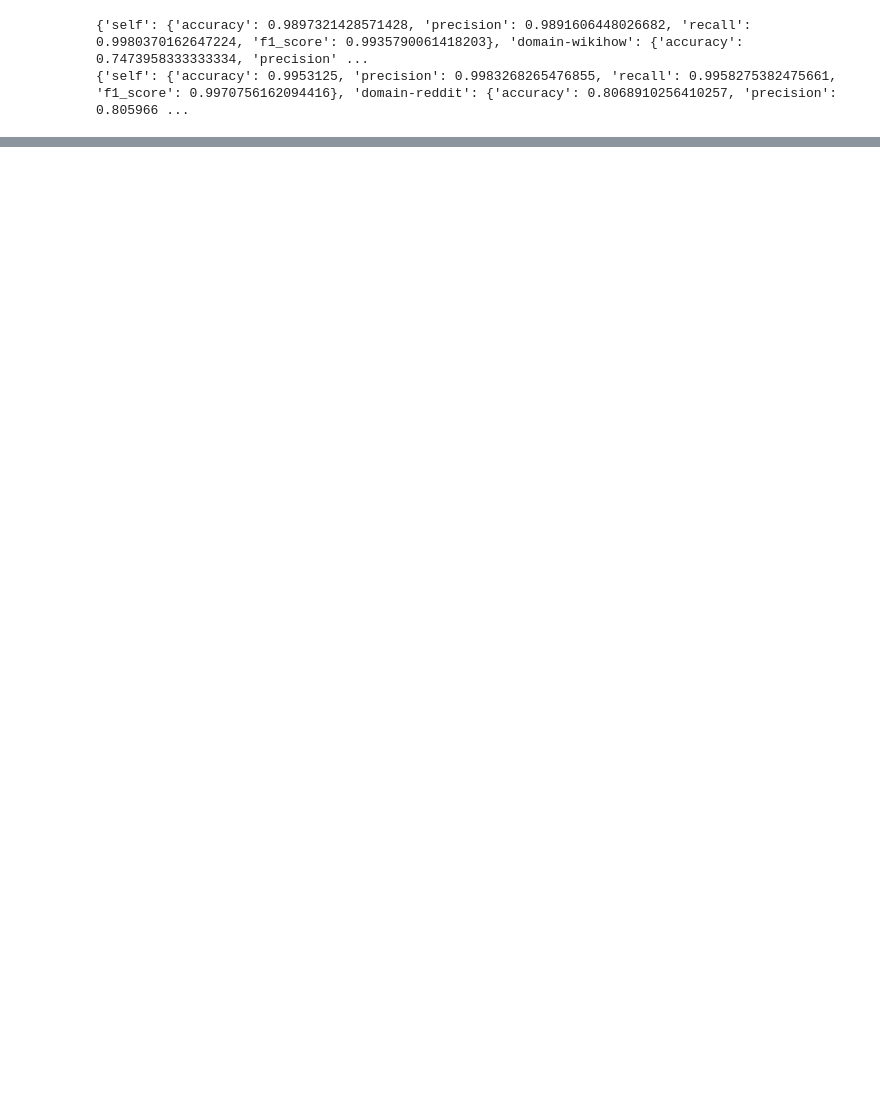
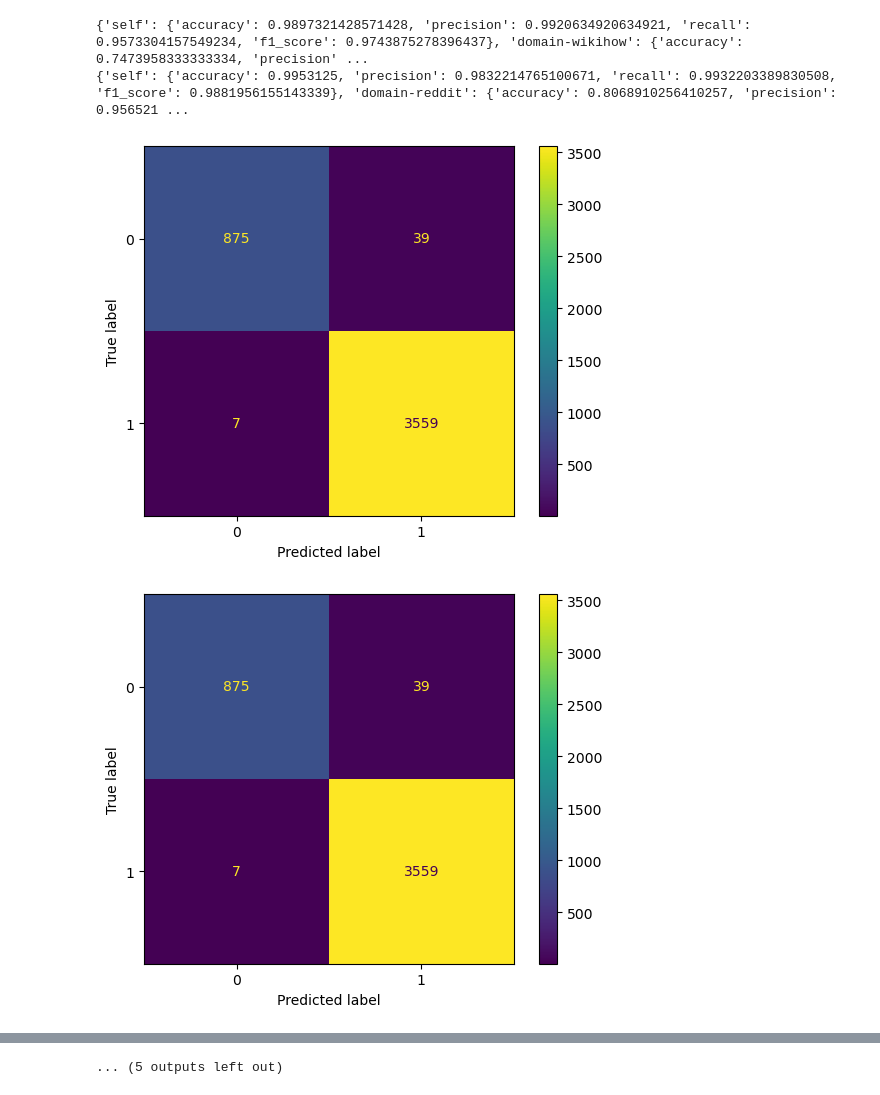
Before and after one commit to dundurlunka/llm-detect, a Jupyter notebook: src/metrics/metrics_from_m4.ipynb, the cells around one changed output, grey strips where cells are left out. Saved outputs shown, nothing was run; the diff lists cells and outputs as text; code cells hidden in the pictures; blank space fills up the shorter version.

Commit message:
inverted classes because of the metrics

```diff
--- a/src/metrics/metrics_from_m4.ipynb
+++ b/src/metrics/metrics_from_m4.ipynb
@@ -14,9 +14,12 @@ def download_metrics_from_output(file_path):
         y_pred = values['y_hat']
 
         accuracy = accuracy_score(y_true, y_pred)
-        precision = precision_score(y_true, y_pred, zero_division=0)
-        recall = recall_score(y_true, y_pred, zero_division=0)
-        f1 = f1_score(y_true, y_pred, zero_division=0)
+        precision = precision_score(y_true, y_pred, zero_division=0, pos_label=0)
+        recall = recall_score(y_true, y_pred, zero_division=0, pos_label=0)
+        f1 = f1_score(y_true, y_pred, zero_division=0, pos_label=0)
+
+        disp = ConfusionMatrixDisplay.from_predictions(y_true=y_true, y_pred=y_pred, values_format='')
+        disp.plot()
 
         metrics[domain] = {
             'accuracy': accuracy,
@@ -33,8 +36,10 @@ def download_metrics_from_output(file_path):
 # %%
 dir_path, _, file_names = next(walk('../../data/fine_tuned/output/m4-domain'))
 
 for file_name in file_names:
-    download_metrics_from_output(f"{dir_path}{file_name}")
+    download_metrics_from_output(f"{dir_path}/{file_name}")
 # %% [output]
-{'self': {'accuracy': 0.9897321428571428, 'precision': 0.9891606448026682, 'recall': 0.9980370162647224, 'f1_score': 0.9935790061418203}, 'domain-wikihow': {'accuracy': 0.7473958333333334, 'precision' ...
-{'self': {'accuracy': 0.9953125, 'precision': 0.9983268265476855, 'recall': 0.9958275382475661, 'f1_score': 0.9970756162094416}, 'domain-reddit': {'accuracy': 0.8068910256410257, 'precision': 0.805966 ...
+{'self': {'accuracy': 0.9897321428571428, 'precision': 0.9920634920634921, 'recall': 0.9573304157549234, 'f1_score': 0.9743875278396437}, 'domain-wikihow': {'accuracy': 0.7473958333333334, 'precision' ...
+{'self': {'accuracy': 0.9953125, 'precision': 0.9832214765100671, 'recall': 0.9932203389830508, 'f1_score': 0.9881956155143339}, 'domain-reddit': {'accuracy': 0.8068910256410257, 'precision': 0.956521 ...
+[figure, added]
+[figure, added]
@@ -40,0 +55 @@ for file_name in file_names:
+... (5 outputs left out)
```
Also changed, not shown: parts of 2 cells of this notebook, 5 other files.
